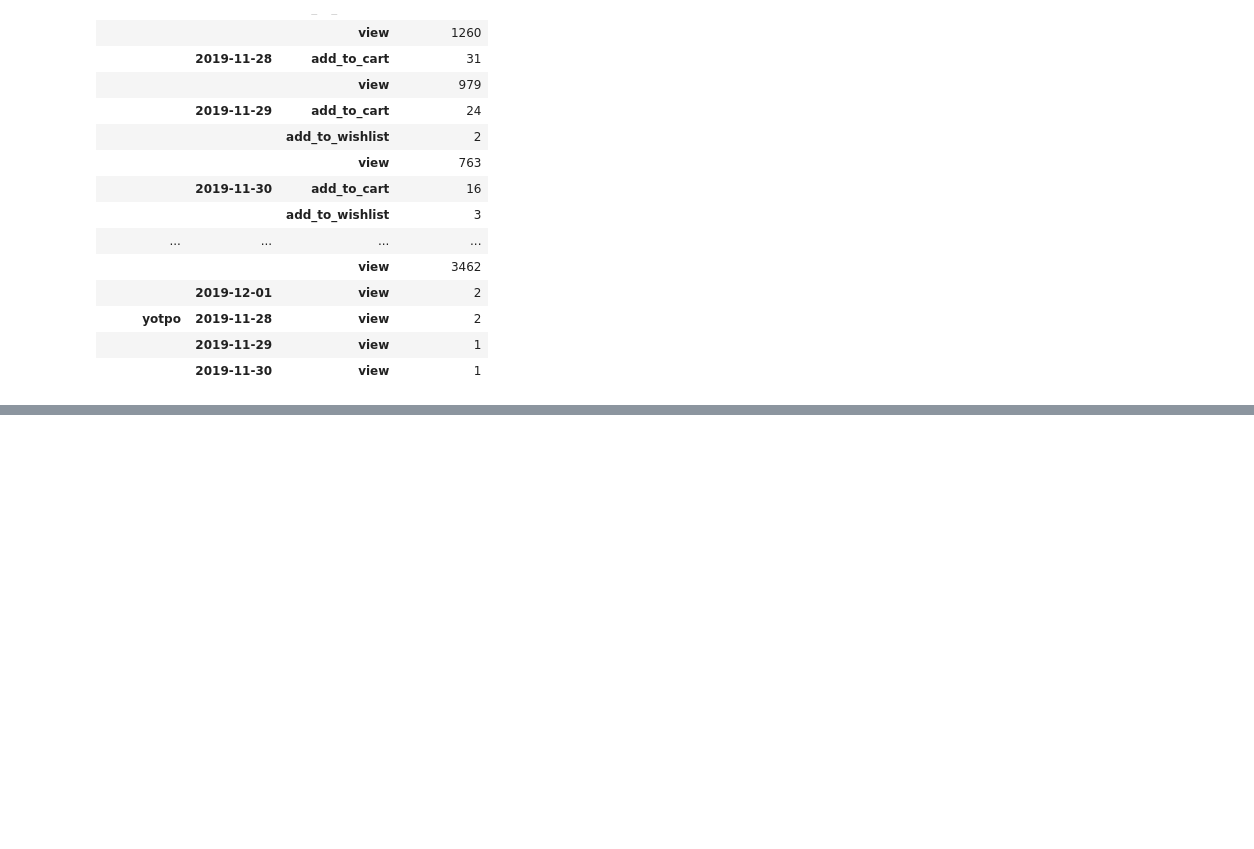
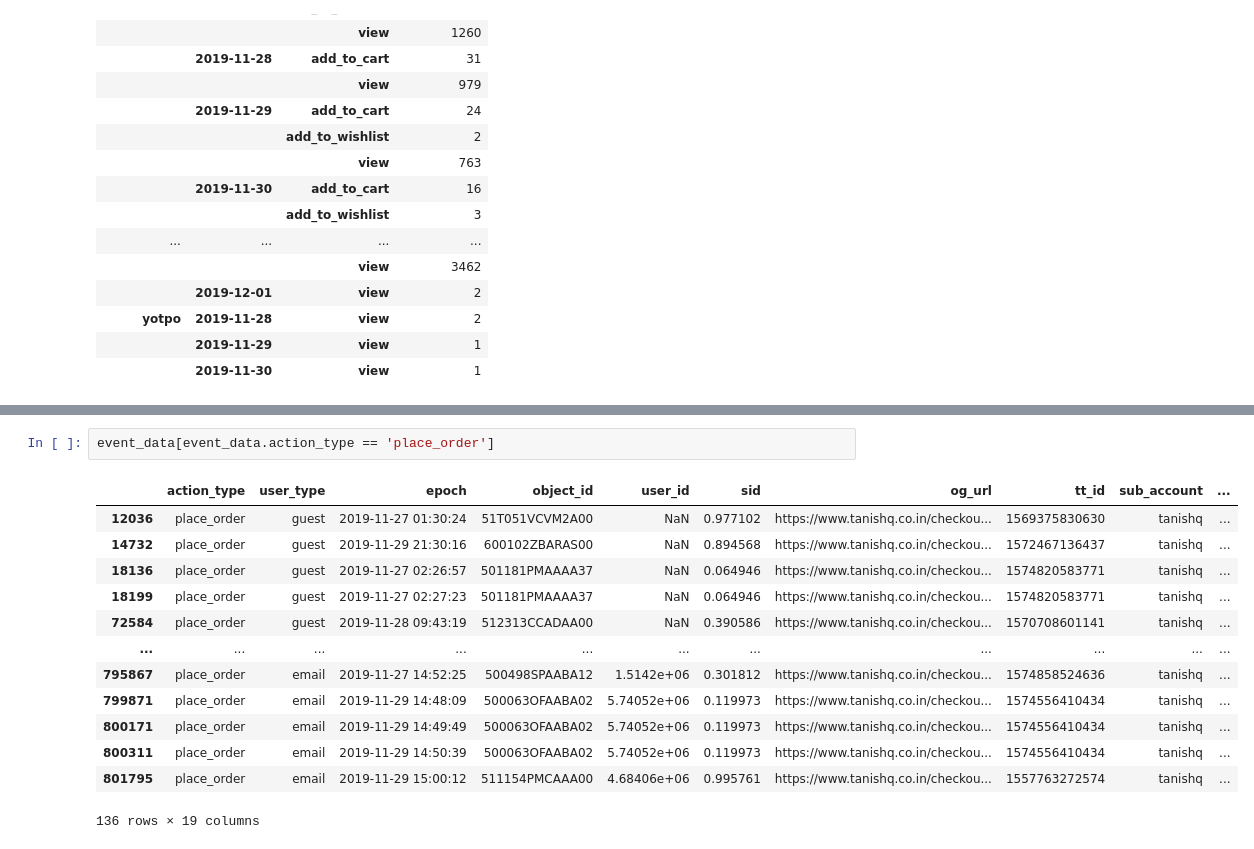
Before and after one commit to cs145442/pet-projects, a Jupyter notebook: yfret/tanishq_data_analysis.ipynb, the cells around one changed output, grey strips where cells are left out. Saved outputs shown, nothing was run; the diff lists cells and outputs as text; blank space fills up the shorter version.

```diff
--- a/yfret/tanishq_data_analysis.ipynb
+++ b/yfret/tanishq_data_analysis.ipynb
@@ -172,0 +195,16 @@ event_data[event_data.action_type != 'view'].sort_values(by='epoch_date').groupb
+# %%
+event_data[event_data.action_type == 'place_order']
+# %% [output]
+|  | action_type | user_type | epoch | object_id | user_id | sid | og_url | tt_id | sub_account | ... |
+| 12036 | place_order | guest | 2019-11-27 01:30:24 | 51T051VCVM2A00 | NaN | 0.977102 | https://www.tanishq.co.in/checkou... | 1569375830630 | tanishq | ... |
+| 14732 | place_order | guest | 2019-11-29 21:30:16 | 600102ZBARAS00 | NaN | 0.894568 | https://www.tanishq.co.in/checkou... | 1572467136437 | tanishq | ... |
+| 18136 | place_order | guest | 2019-11-27 02:26:57 | 501181PMAAAA37 | NaN | 0.064946 | https://www.tanishq.co.in/checkou... | 1574820583771 | tanishq | ... |
+| 18199 | place_order | guest | 2019-11-27 02:27:23 | 501181PMAAAA37 | NaN | 0.064946 | https://www.tanishq.co.in/checkou... | 1574820583771 | tanishq | ... |
+| 72584 | place_order | guest | 2019-11-28 09:43:19 | 512313CCADAA00 | NaN | 0.390586 | https://www.tanishq.co.in/checkou... | 1570708601141 | tanishq | ... |
+| ... | ... | ... | ... | ... | ... | ... | ... | ... | ... | ... |
+| 795867 | place_order | email | 2019-11-27 14:52:25 | 500498SPAABA12 | 1.5142e+06 | 0.301812 | https://www.tanishq.co.in/checkou... | 1574858524636 | tanishq | ... |
+| 799871 | place_order | email | 2019-11-29 14:48:09 | 500063OFAABA02 | 5.74052e+06 | 0.119973 | https://www.tanishq.co.in/checkou... | 1574556410434 | tanishq | ... |
+| 800171 | place_order | email | 2019-11-29 14:49:49 | 500063OFAABA02 | 5.74052e+06 | 0.119973 | https://www.tanishq.co.in/checkou... | 1574556410434 | tanishq | ... |
+| 800311 | place_order | email | 2019-11-29 14:50:39 | 500063OFAABA02 | 5.74052e+06 | 0.119973 | https://www.tanishq.co.in/checkou... | 1574556410434 | tanishq | ... |
+| 801795 | place_order | email | 2019-11-29 15:00:12 | 511154PMCAAA00 | 4.68406e+06 | 0.995761 | https://www.tanishq.co.in/checkou... | 1557763272574 | tanishq | ... |
+136 rows × 19 columns
```
Also changed, not shown: parts of 2 cells of this notebook, 1 other file.
